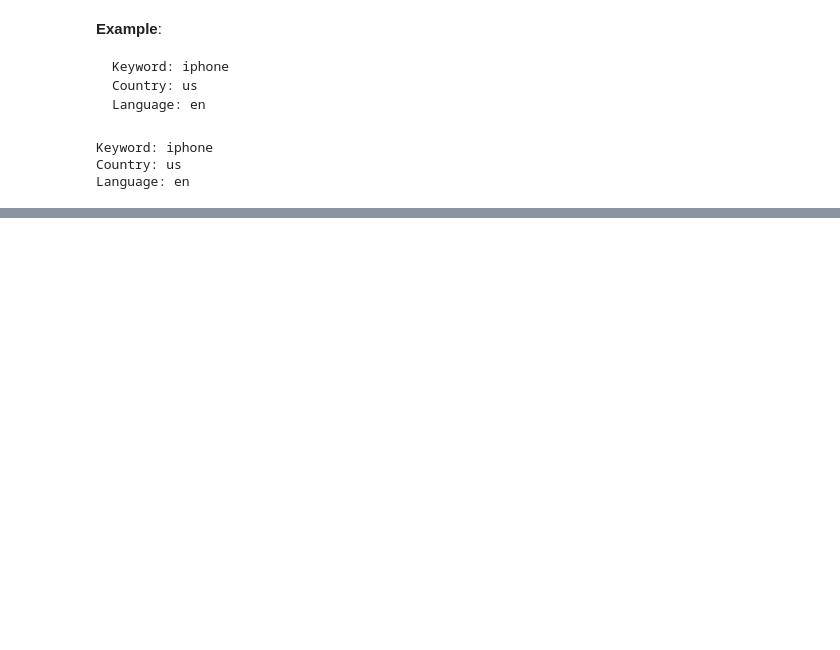
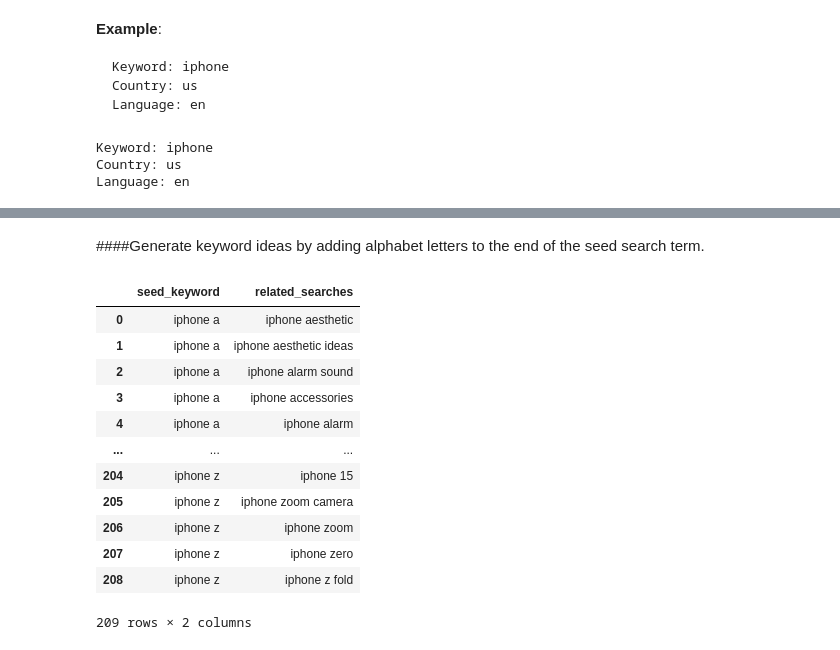
Before and after one commit to semicolondigital/Tiktok-Search-Autosuggest-API-Parser, a Jupyter notebook: TikTokKeywordsIdeas.ipynb, the cells around one changed output, grey strips where cells are left out. Drawn from its saved outputs; the diff is of its cells as text; code cells hidden in the pictures; blank space fills up the shorter version.

```diff
--- a/TikTokKeywordsIdeas.ipynb
+++ b/TikTokKeywordsIdeas.ipynb
@@ -85,3 +94,37 @@ files.download(exportname)
 # %% [output]
 [interactive output not drawn]
 [interactive output not drawn]
+# %% [markdown]
+####Generate keyword ideas by adding alphabet letters to the end of the seed search term.
+# %%
+source_kws = []
+final_kws = []
+d = dict.fromkeys(string.ascii_lowercase, 0)
+for abc in tqdm(d, desc='Extracting alphabetic related keywords'):
+  kwdseed = seedkwd + " " + abc
+  for iabc in getkwds(kwdseed, region, language).json()['sug_list']:
+    source_kws.append(kwdseed)
+    final_kws.append(iabc['content'])
+
+dfalpha = pd.DataFrame(None)
+dfalpha['seed_keyword'] = source_kws
+dfalpha['related_searches'] = final_kws
+
+dfalpha = dfalpha.explode('related_searches').reset_index(drop=True)
+dfalpha = dfalpha.drop_duplicates().reset_index(drop=True)
+
+dfalpha
+# %% [output]
+|  | seed_keyword | related_searches |
+| 0 | iphone a | iphone aesthetic |
+| 1 | iphone a | iphone aesthetic ideas |
+| 2 | iphone a | iphone alarm sound |
+| 3 | iphone a | iphone accessories |
+| 4 | iphone a | iphone alarm |
+| ... | ... | ... |
+| 204 | iphone z | iphone 15 |
+| 205 | iphone z | iphone zoom camera |
+| 206 | iphone z | iphone zoom |
+| 207 | iphone z | iphone zero |
+| 208 | iphone z | iphone z fold |
+209 rows × 2 columns
```
Also changed, not shown: parts of 5 cells of this notebook.
